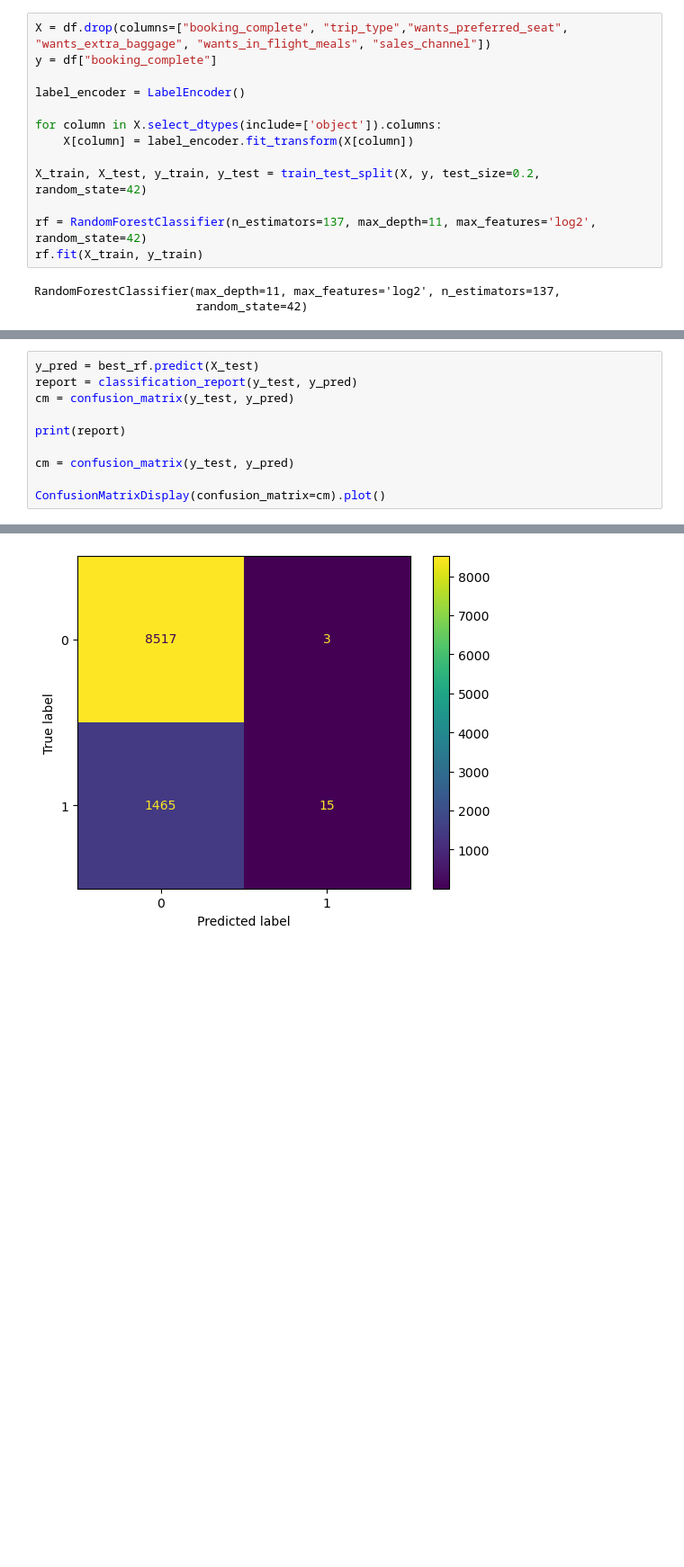
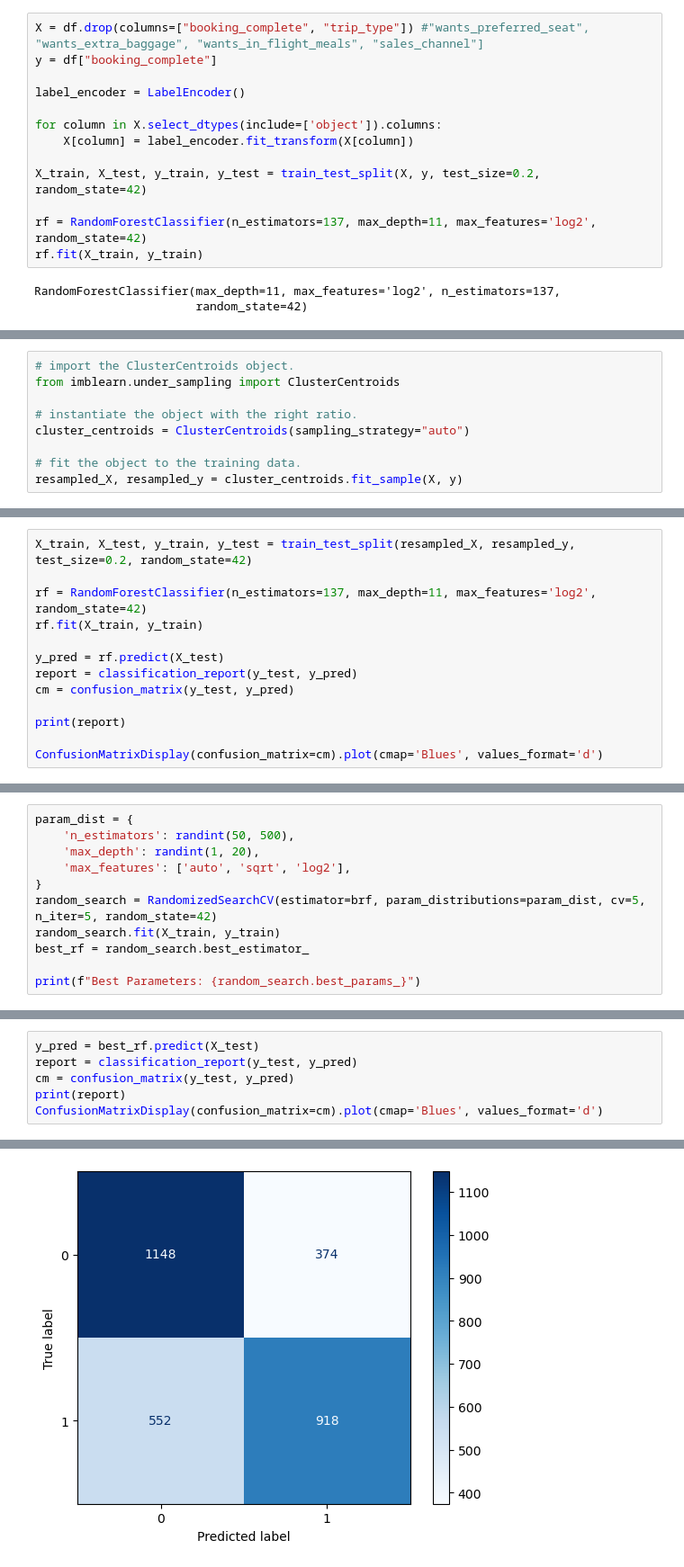
Before and after one commit to salty511/ba-data-course, a Jupyter notebook: buying-behaviour-modelling.ipynb, the cells around one changed output, grey strips where cells are left out. Shown at 90% size. Drawn from its saved outputs; the diff is of its cells as text; blank space fills up the shorter version.

Commit message:
Implemented undersampling to balance class labels in the dataset.

```diff
--- a/buying-behaviour-modelling.ipynb
+++ b/buying-behaviour-modelling.ipynb
@@ -160,7 +160,7 @@ from sklearn.model_selection import RandomizedSearchCV
 from scipy.stats import randint
 from sklearn.utils import resample, compute_class_weight
 # %%
-X = df.drop(columns=["booking_complete", "trip_type","wants_preferred_seat", "wants_extra_baggage", "wants_in_flight_meals", "sales_channel"])
+X = df.drop(columns=["booking_complete", "trip_type"]) #"wants_preferred_seat", "wants_extra_baggage", "wants_in_flight_meals", "sales_channel"]
 y = df["booking_complete"]
 
 label_encoder = LabelEncoder()
@@ -218,0 +219,9 @@ Name: booking_complete, Length: 14956, dtype: int64
+# %%
+# import the ClusterCentroids object.
+from imblearn.under_sampling import ClusterCentroids
+
+# instantiate the object with the right ratio.
+cluster_centroids = ClusterCentroids(sampling_strategy="auto")
+
+# fit the object to the training data.
+resampled_X, resampled_y = cluster_centroids.fit_sample(X, y)
@@ -235,0 +280,13 @@ grid_search.best_params_
+# %%
+X_train, X_test, y_train, y_test = train_test_split(resampled_X, resampled_y, test_size=0.2, random_state=42)
+
+rf = RandomForestClassifier(n_estimators=137, max_depth=11, max_features='log2', random_state=42)
+rf.fit(X_train, y_train)
+
+y_pred = rf.predict(X_test)
+report = classification_report(y_test, y_pred)
+cm = confusion_matrix(y_test, y_pred)
+
+print(report)
+
+ConfusionMatrixDisplay(confusion_matrix=cm).plot(cmap='Blues', values_format='d')
@@ -235,0 +304,11 @@ grid_search.best_params_
+# %%
+param_dist = {
+    'n_estimators': randint(50, 500),
+    'max_depth': randint(1, 20),
+    'max_features': ['auto', 'sqrt', 'log2'],
+}
+random_search = RandomizedSearchCV(estimator=brf, param_distributions=param_dist, cv=5, n_iter=5, random_state=42)
+random_search.fit(X_train, y_train)
+best_rf = random_search.best_estimator_
+
+print(f"Best Parameters: {random_search.best_params_}")
@@ -237,12 +335,8 @@ grid_search.best_params_
 y_pred = best_rf.predict(X_test)
 report = classification_report(y_test, y_pred)
 cm = confusion_matrix(y_test, y_pred)
-
 print(report)
-
-cm = confusion_matrix(y_test, y_pred)
-
-ConfusionMatrixDisplay(confusion_matrix=cm).plot()
+ConfusionMatrixDisplay(confusion_matrix=cm).plot(cmap='Blues', values_format='d')
 # %% [output]
               precision    recall  f1-score   support
 
@@ -255,5 +349,5 @@ weighted avg       0.85      0.85      0.79     10000
 <sklearn.metrics._plot.confusion_matrix.ConfusionMatrixDisplay at 0x...>
-[figure, old version]
+[figure, new version]
 # %%
 feature_importances = pd.Series(rf.feature_importances_, index=X_train.columns).sort_values(ascending=False)
 
```
Also changed, not shown: parts of 15 cells of this notebook.
